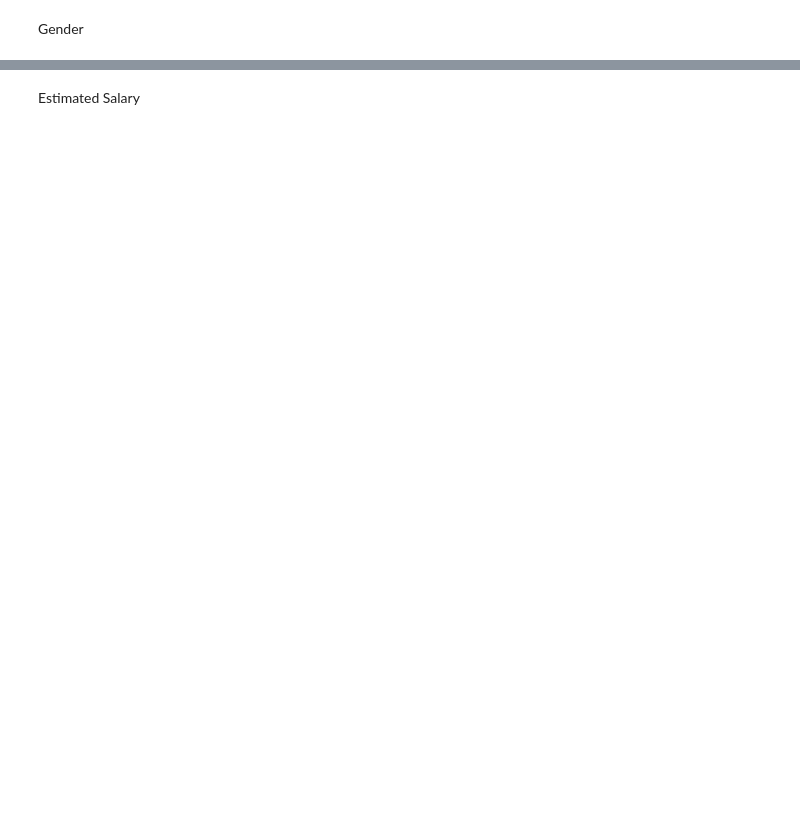
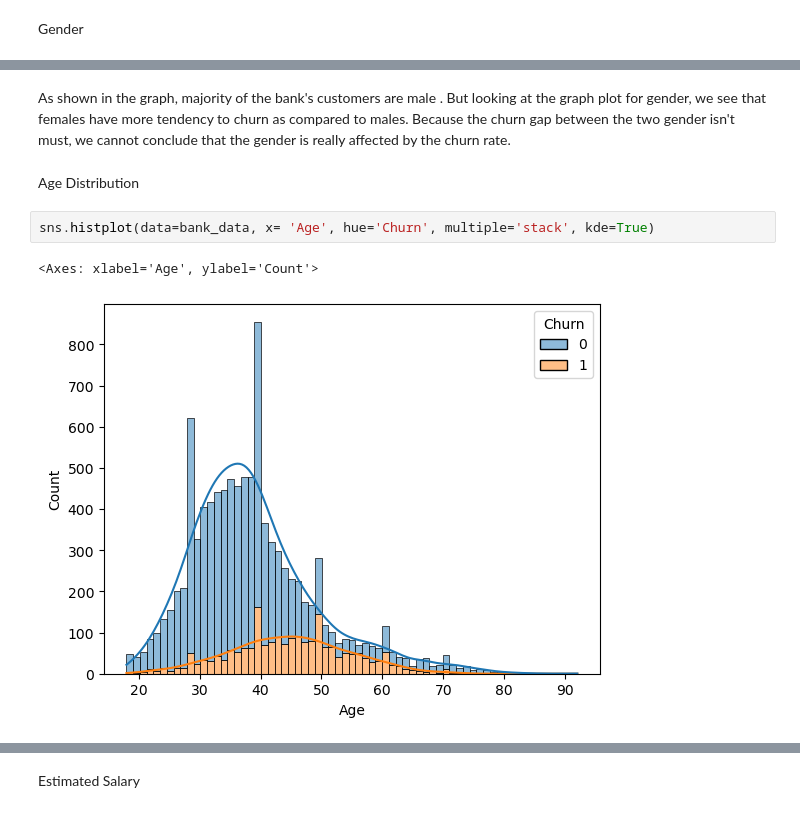
Before and after one commit to Pauloade123/Bank-Churn-Rate, a Jupyter notebook: churn analysis.ipynb, the cells around one changed output, grey strips where cells are left out. Drawn from its saved outputs; the diff is of its cells as text; blank space fills up the shorter version.

```diff
--- a/churn analysis.ipynb
+++ b/churn analysis.ipynb
@@ -173,0 +165,9 @@ Estimated Salary.
+# %% [markdown]
+As shown in the graph, majority of the bank's customers are male . But looking at the graph plot for gender, we see that females have more tendency to churn as compared to males. Because the churn gap between the two gender isn't must, we cannot conclude that the gender is really affected by the churn rate.
+# %% [markdown]
+Age Distribution
+# %%
+sns.histplot(data=bank_data, x= 'Age', hue='Churn', multiple='stack', kde=True)
+# %% [output]
+<Axes: xlabel='Age', ylabel='Count'>
+[figure, added]
```
Also changed, not shown: parts of 99 cells of this notebook.
